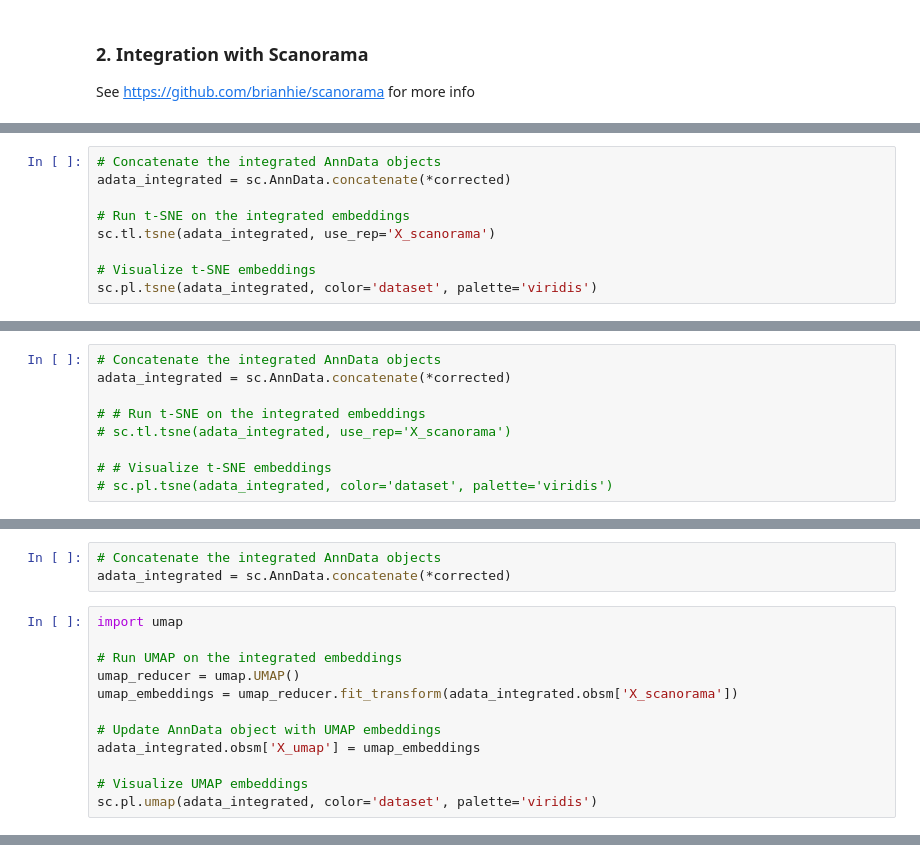
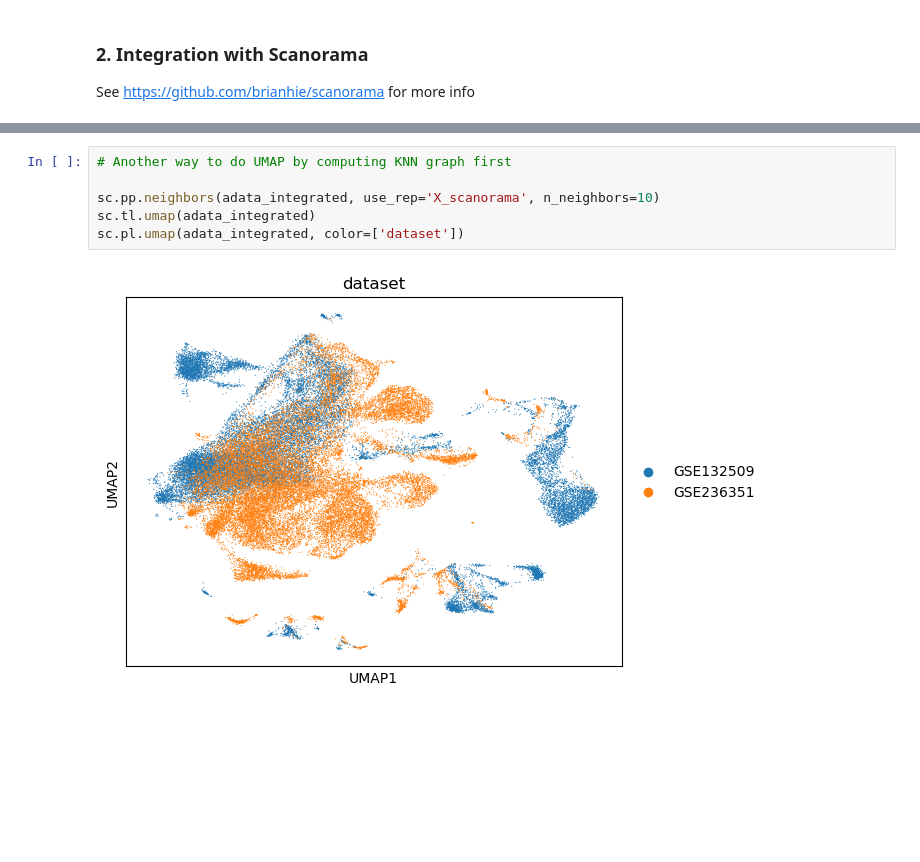
Before and after one commit to tuonglab/pan-paedcancer-scrnaseq, a Jupyter notebook: notebooks/integration.ipynb, the cells around one changed output, grey strips where cells are left out. Saved outputs shown, nothing was run; the diff lists cells and outputs as text; blank space fills up the shorter version.

```diff
--- a/notebooks/integration.ipynb
+++ b/notebooks/integration.ipynb
@@ -233,9 +168,0 @@ Processing datasets (6, 17)
-# %%
-# Concatenate the integrated AnnData objects
-adata_integrated = sc.AnnData.concatenate(*corrected)
-
-# Run t-SNE on the integrated embeddings
-sc.tl.tsne(adata_integrated, use_rep='X_scanorama')
-
-# Visualize t-SNE embeddings
-sc.pl.tsne(adata_integrated, color='dataset', palette='viridis')
@@ -331,9 +168,0 @@ Processing datasets (6, 8)
-# %%
-# Concatenate the integrated AnnData objects
-adata_integrated = sc.AnnData.concatenate(*corrected)
-
-# # Run t-SNE on the integrated embeddings
-# sc.tl.tsne(adata_integrated, use_rep='X_scanorama')
-
-# # Visualize t-SNE embeddings
-# sc.pl.tsne(adata_integrated, color='dataset', palette='viridis')
@@ -342,15 +168,0 @@ adata_integrated = sc.AnnData.concatenate(*corrected)
-# %%
-# Concatenate the integrated AnnData objects
-adata_integrated = sc.AnnData.concatenate(*corrected)
-# %%
-import umap
-
-# Run UMAP on the integrated embeddings
-umap_reducer = umap.UMAP()
-umap_embeddings = umap_reducer.fit_transform(adata_integrated.obsm['X_scanorama'])
-
-# Update AnnData object with UMAP embeddings
-adata_integrated.obsm['X_umap'] = umap_embeddings
-
-# Visualize UMAP embeddings
-sc.pl.umap(adata_integrated, color='dataset', palette='viridis')
@@ -359,3 +169,11 @@ sc.pl.umap(adata_integrated, color='dataset', palette='viridis')
+# %%
+# Another way to do UMAP by computing KNN graph first
+
+sc.pp.neighbors(adata_integrated, use_rep='X_scanorama', n_neighbors=10)
+sc.tl.umap(adata_integrated)
+sc.pl.umap(adata_integrated, color=['dataset'])
+# %% [output]
+[figure, added]
 # %%
 adata_integrated
 # %% [output]
```
Also changed, not shown: parts of 18 cells of this notebook.
